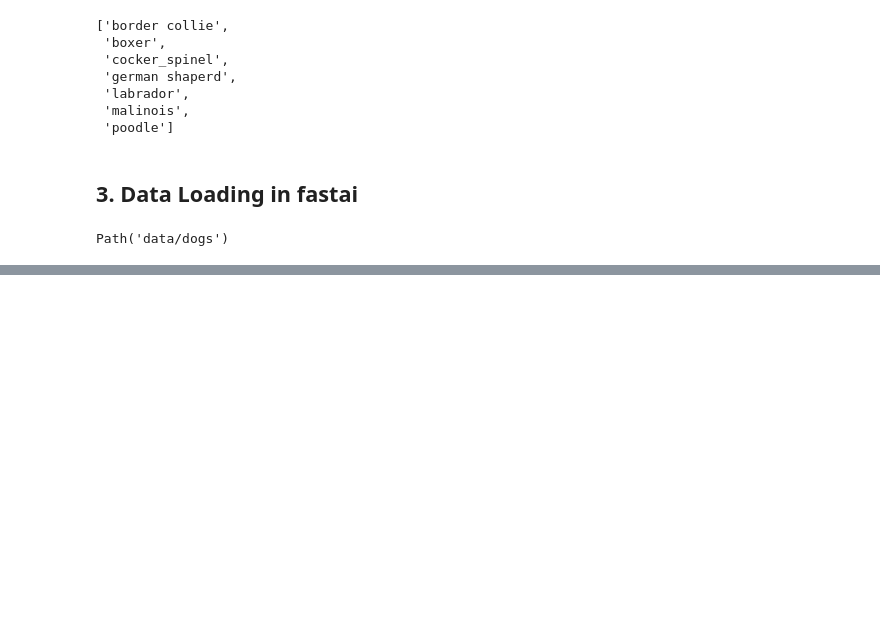
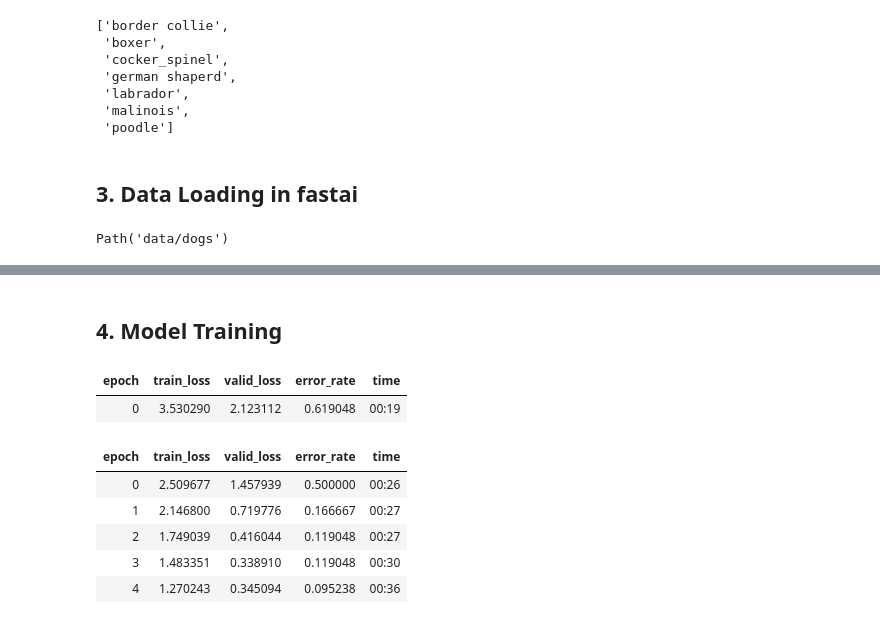
Before and after one commit to liorbaror/classification, a Jupyter notebook: project.ipynb, the cells around one changed output, grey strips where cells are left out. Cells and saved outputs as stored; diff of their text form; code cells hidden in the pictures; blank space fills up the shorter version.

Commit message:
Model Training

```diff
--- a/project.ipynb
+++ b/project.ipynb
@@ -96,0 +97,16 @@ dls.show_batch(max_n=9, figsize=(8,8))
+# %% [markdown]
+## 4. Model Training
+# %%
+learn = vision_learner(dls, resnet34, metrics=error_rate)
+
+lr = 5.75e-4
+learn.fine_tune(5, base_lr=lr)
+# %% [output]
+| epoch | train_loss | valid_loss | error_rate | time |
+| 0 | 3.530290 | 2.123112 | 0.619048 | 00:19 |
+| epoch | train_loss | valid_loss | error_rate | time |
+| 0 | 2.509677 | 1.457939 | 0.500000 | 00:26 |
+| 1 | 2.146800 | 0.719776 | 0.166667 | 00:27 |
+| 2 | 1.749039 | 0.416044 | 0.119048 | 00:27 |
+| 3 | 1.483351 | 0.338910 | 0.119048 | 00:30 |
+| 4 | 1.270243 | 0.345094 | 0.095238 | 00:36 |
```
Also changed, not shown: parts of 4 cells of this notebook.
